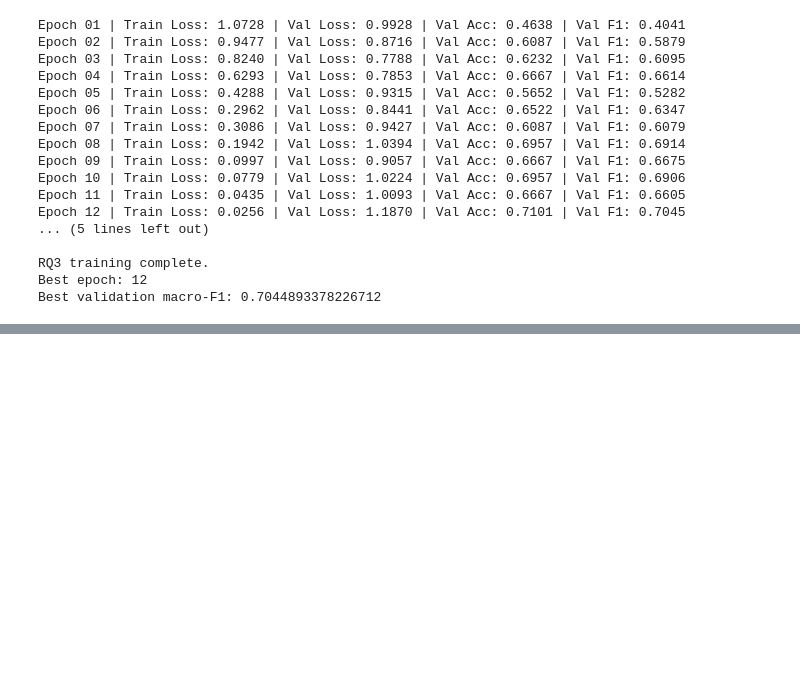
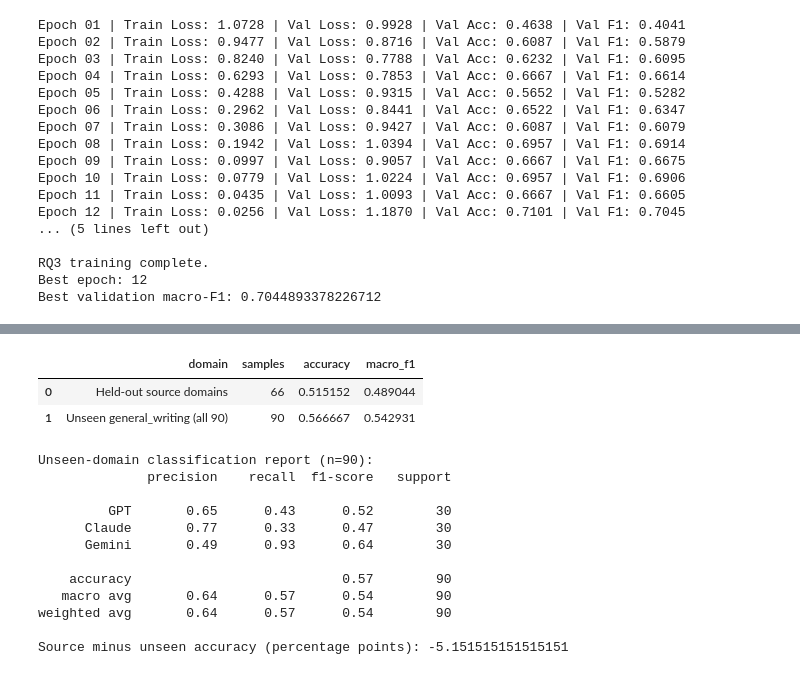
Before and after one commit to palashDoshi1/CMPSC-448-Midterm-Project, a Jupyter notebook: LSTM.ipynb, the cells around one changed output, grey strips where cells are left out. Cells and saved outputs as stored; diff of their text form; code cells hidden in the pictures; blank space fills up the shorter version.

Commit message:
Update to include RQ3 with more trained set

```diff
--- a/LSTM.ipynb
+++ b/LSTM.ipynb
@@ -1458 +1294,35 @@ weighted avg       0.45      0.40      0.36        15
+# %%
+rq3_all_df = pd.concat([train_df,val_df,test_df],ignore_index=True)
+rq3_unseen_all_df = rq3_all_df.loc[rq3_all_df['category'].astype(str).str.strip().str.lower().eq(RQ3_HELD_OUT)].copy()
+assert len(rq3_unseen_all_df)==90, f'Expected 90 unseen rows, got {len(rq3_unseen_all_df)}'
+assert rq3_unseen_all_df['model'].str.lower().value_counts().to_dict()=={'gpt':30,'claude':30,'gemini':30}
+assert not rq3_train_df['category'].astype(str).str.strip().str.lower().eq(RQ3_HELD_OUT).any()
+assert not rq3_val_df['category'].astype(str).str.strip().str.lower().eq(RQ3_HELD_OUT).any()
+assert not rq3_unseen_all_df.duplicated(subset=['prompt_id','model']).any()
+rq3_source_results=evaluate_model(rq3_model,rq3_source_loader,rq3_criterion)
+rq3_unseen_all_results=evaluate_model(rq3_model,rq3_loader(rq3_unseen_all_df),rq3_criterion)
+rq3_final_comparison=pd.DataFrame([
+ {'domain':'Held-out source domains','samples':len(rq3_source_test_df),'accuracy':rq3_source_results['accuracy'],'macro_f1':rq3_source_results['macro_f1']},
+ {'domain':'Unseen general_writing (all 90)','samples':len(rq3_unseen_all_df),'accuracy':rq3_unseen_all_results['accuracy'],'macro_f1':rq3_unseen_all_results['macro_f1']}
+])
+display(rq3_final_comparison)
+print('Unseen-domain classification report (n=90):')
+print(classification_report(rq3_unseen_all_results['labels'],rq3_unseen_all_results['predictions'],labels=[0,1,2],target_names=['GPT','Claude','Gemini'],zero_division=0))
+print('Source minus unseen accuracy (percentage points):',100*(rq3_source_results['accuracy']-rq3_unseen_all_results['accuracy']))
+# %% [output]
+|  | domain | samples | accuracy | macro_f1 |
+| 0 | Held-out source domains | 66 | 0.515152 | 0.489044 |
+| 1 | Unseen general_writing (all 90) | 90 | 0.566667 | 0.542931 |
+Unseen-domain classification report (n=90):
+              precision    recall  f1-score   support
+
+         GPT       0.65      0.43      0.52        30
+      Claude       0.77      0.33      0.47        30
+      Gemini       0.49      0.93      0.64        30
+
+    accuracy                           0.57        90
+   macro avg       0.64      0.57      0.54        90
+weighted avg       0.64      0.57      0.54        90
+
+Source minus unseen accuracy (percentage points): -5.151515151515151
 # %%
```
Also changed, not shown: parts of 14 cells of this notebook.
